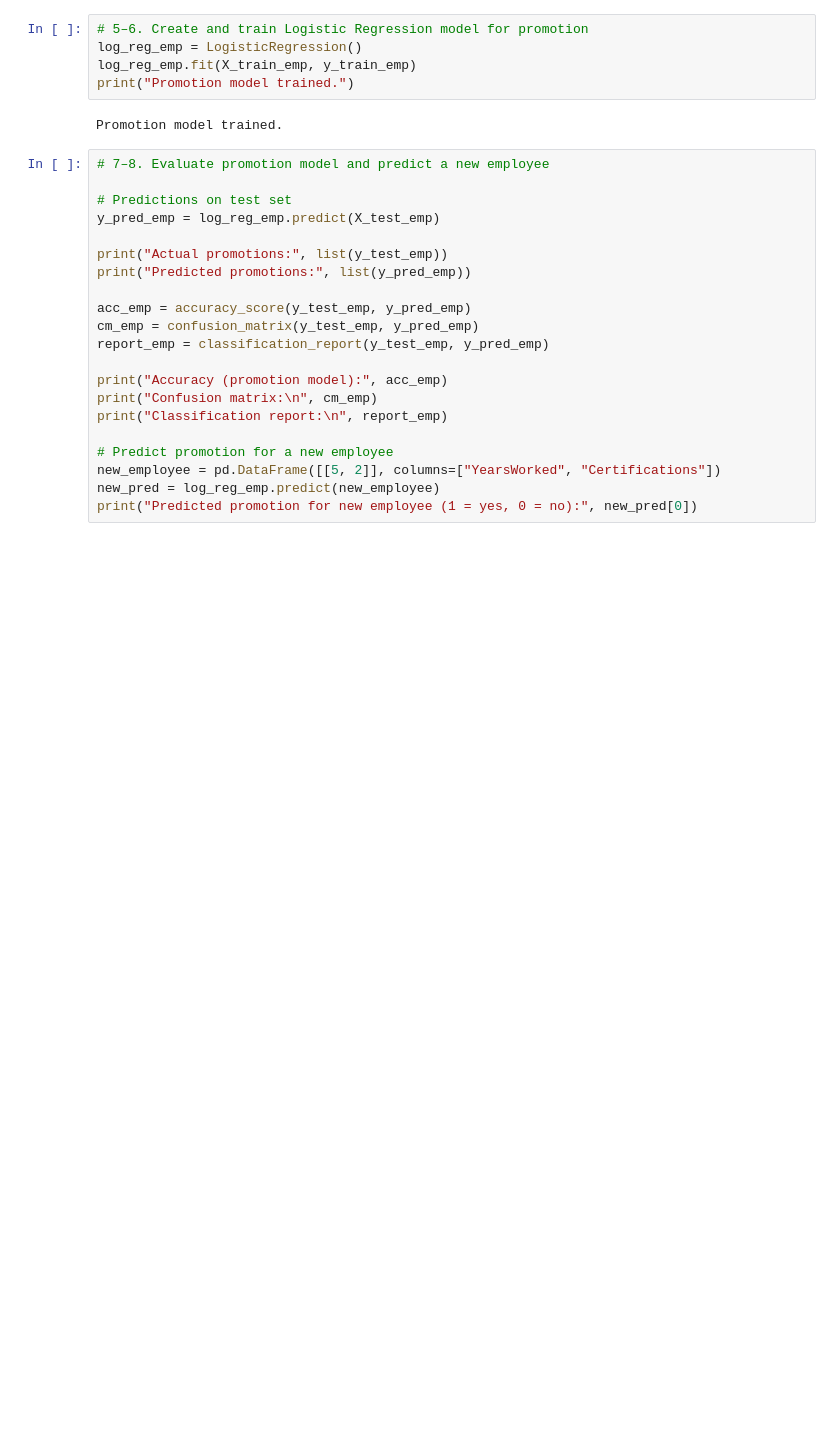
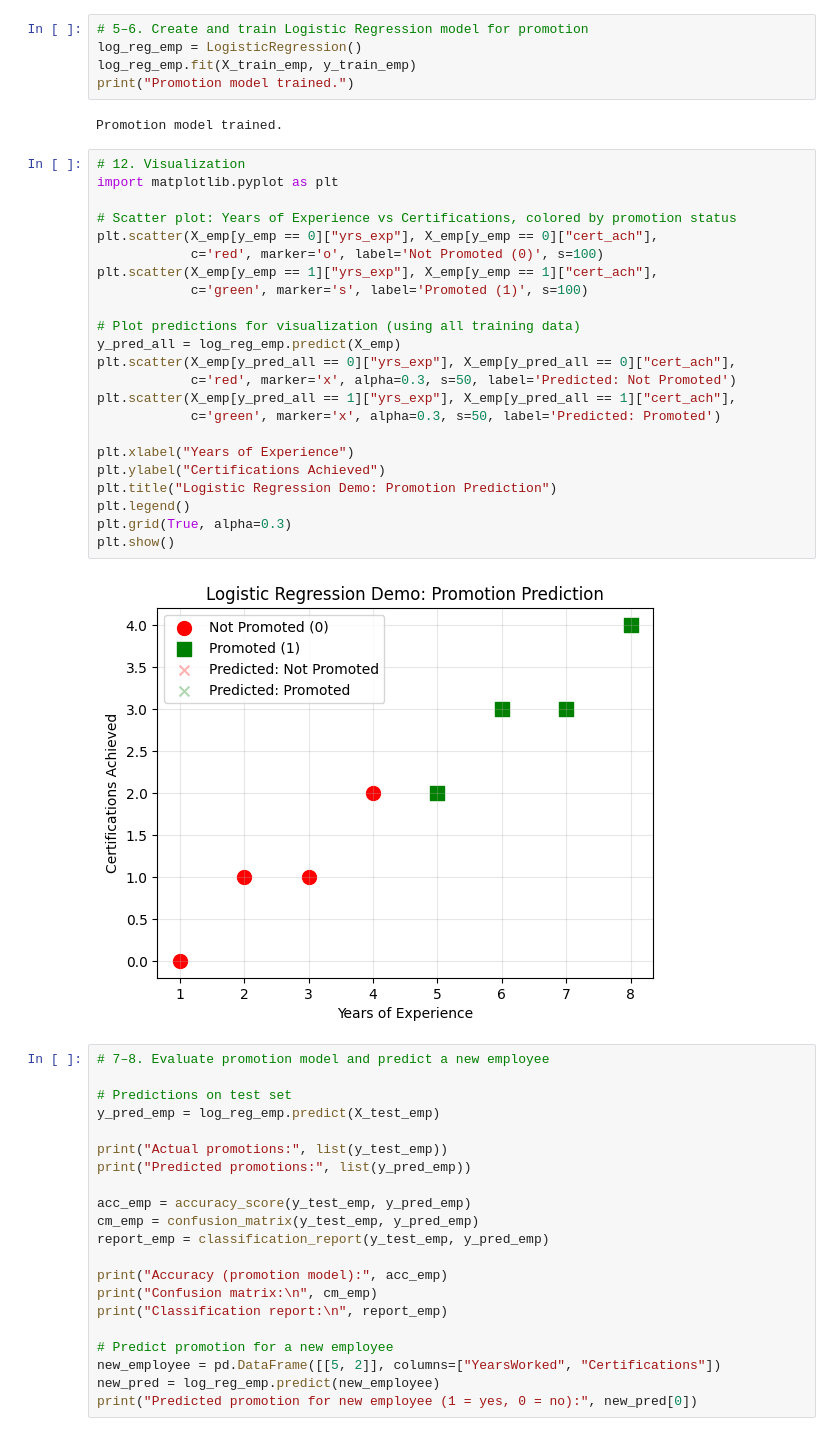
Before and after one commit to adzuci/ai-fundamentals, a Jupyter notebook: class-3-machine-learning-deep-learning-basics/class-3-logistic-regression-basics.ipynb, the cells around one changed output. Drawn from its saved outputs; the diff is of its cells as text; blank space fills up the shorter version.

```diff
--- a/class-3-machine-learning-deep-learning-basics/class-3-logistic-regression-basics.ipynb
+++ b/class-3-machine-learning-deep-learning-basics/class-3-logistic-regression-basics.ipynb
@@ -284,6 +284,31 @@ log_reg_emp.fit(X_train_emp, y_train_emp)
 print("Promotion model trained.")
 # %% [output]
 Promotion model trained.
+# %%
+# 12. Visualization
+import matplotlib.pyplot as plt
+
+# Scatter plot: Years of Experience vs Certifications, colored by promotion status
+plt.scatter(X_emp[y_emp == 0]["yrs_exp"], X_emp[y_emp == 0]["cert_ach"],
+            c='red', marker='o', label='Not Promoted (0)', s=100)
+plt.scatter(X_emp[y_emp == 1]["yrs_exp"], X_emp[y_emp == 1]["cert_ach"],
+            c='green', marker='s', label='Promoted (1)', s=100)
+
+# Plot predictions for visualization (using all training data)
+y_pred_all = log_reg_emp.predict(X_emp)
+plt.scatter(X_emp[y_pred_all == 0]["yrs_exp"], X_emp[y_pred_all == 0]["cert_ach"],
+            c='red', marker='x', alpha=0.3, s=50, label='Predicted: Not Promoted')
+plt.scatter(X_emp[y_pred_all == 1]["yrs_exp"], X_emp[y_pred_all == 1]["cert_ach"],
+            c='green', marker='x', alpha=0.3, s=50, label='Predicted: Promoted')
+
+plt.xlabel("Years of Experience")
+plt.ylabel("Certifications Achieved")
+plt.title("Logistic Regression Demo: Promotion Prediction")
+plt.legend()
+plt.grid(True, alpha=0.3)
+plt.show()
+# %% [output]
+[figure, added]
 # %%
 # 7–8. Evaluate promotion model and predict a new employee
 
```
Also changed, not shown: parts of 1 cell of this notebook.
